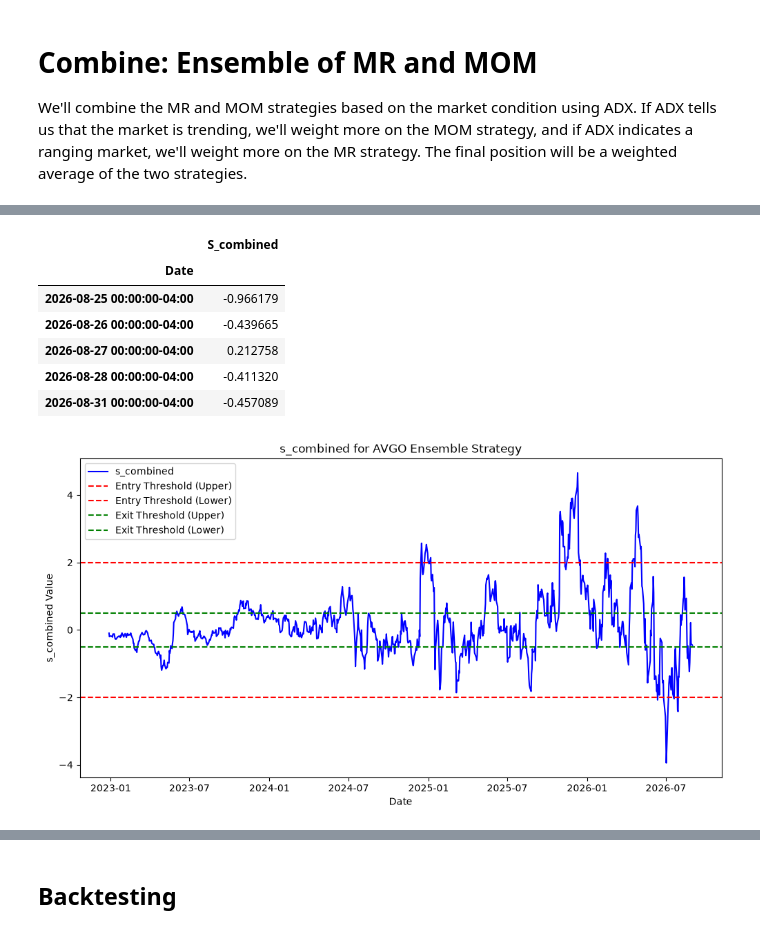
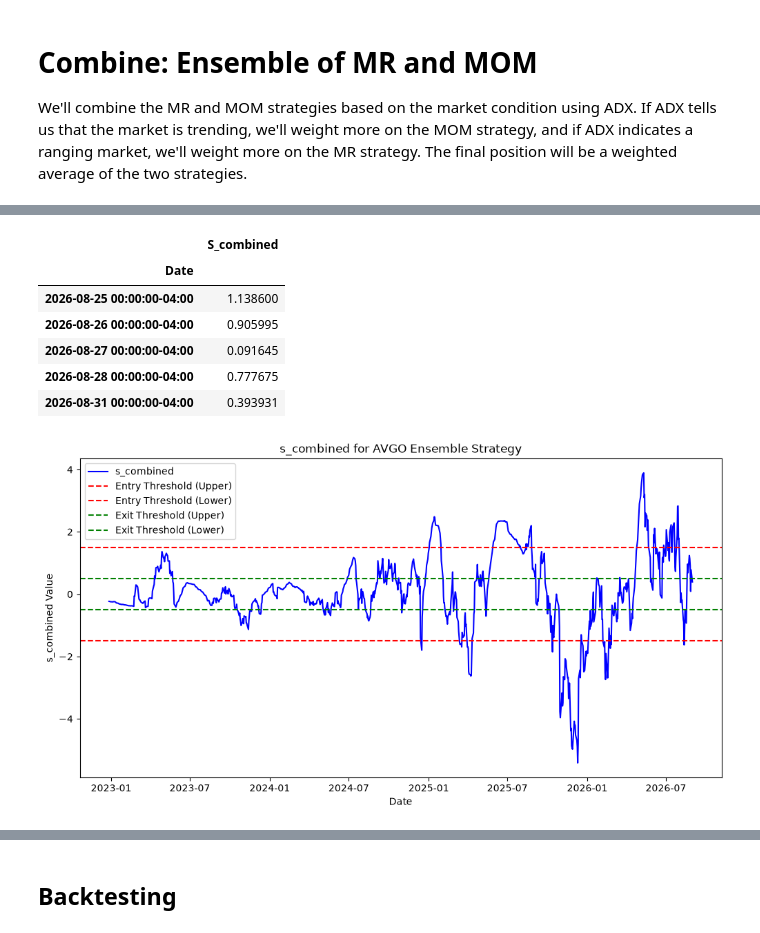
Before and after one commit to 01Joseph-Hwang10/quantitative-trading-exercise, a Jupyter notebook: notebooks/ensemble_strategy.ipynb, the cells around one changed output, grey strips where cells are left out. Drawn from its saved outputs; the diff is of its cells as text; code cells hidden in the pictures.

```diff
--- a/notebooks/ensemble_strategy.ipynb
+++ b/notebooks/ensemble_strategy.ipynb
@@ -97,8 +96,8 @@ short_n = 20
 long_n = 60
 # %%
 # Compute SMAs
-sma_short = (stock['Close'] - stock['Close'].shift(short_n)) / short_n
-sma_long = (stock['Close'] - stock['Close'].shift(long_n)) / long_n
+sma_short = stock['Close'].rolling(short_n).mean()
+sma_long = stock['Close'].rolling(long_n).mean()
 # %% [markdown]
 # Combine: Ensemble of MR and MOM
 
@@ -152,9 +151,9 @@ where:
 # %%
 # Hyperparameters
 TRANSACTION_COST_RATE = 0.0010  # 10 bps per trade (commission + slippage)
-theta_entry = 2.0
+theta_entry = 1.5
 theta_exit = 0.5
-k = 0.20 # Try [0.15, 0.20, 0.40]
+k = 0.40 # Try [0.15, 0.20, 0.40]
 tau = 25 # Try [20, 25, 30]
 # %%
 def sigmoid(x):
@@ -173,26 +175,27 @@ dtype: float64
 # %%
 # Construct S_combined
-w_mom = sigmoid(k * (adx - tau))
+w_mom = round(sigmoid(k * (adx - tau)) * 5) / 5
 w_mr = 1 - w_mom
 
-s_mr = (spread - spread_mean) / spread_std
+s_mr = -1 * ((spread - spread_mean) / spread_std)
 
 d_t = sma_short - sma_long
-d_t_mean = d_t.mean()
-d_t_std = d_t.std()
+d_t_mean = d_t[TRAIN_RANGE].mean()
+d_t_std = d_t[TRAIN_RANGE].std()
 s_mom = (d_t - d_t_mean) / d_t_std
 
 s_combined = w_mr * s_mr + w_mom * s_mom
+
 s_combined = s_combined.to_frame(name='S_combined')
 s_combined.tail()
 # %% [output]
 |  | S_combined |
 | Date |  |
-| 2026-08-25 00:00:00-04:00 | -0.966179 |
-| 2026-08-26 00:00:00-04:00 | -0.439665 |
-| 2026-08-27 00:00:00-04:00 | 0.212758 |
-| 2026-08-28 00:00:00-04:00 | -0.411320 |
-| 2026-08-31 00:00:00-04:00 | -0.457089 |
+| 2026-08-25 00:00:00-04:00 | 1.138600 |
+| 2026-08-26 00:00:00-04:00 | 0.905995 |
+| 2026-08-27 00:00:00-04:00 | 0.091645 |
+| 2026-08-28 00:00:00-04:00 | 0.777675 |
+| 2026-08-31 00:00:00-04:00 | 0.393931 |
 # %%
 # Plot s_combined
 plt.figure(figsize=(12, 6))
@@ -207,7 +210,7 @@ plt.ylabel('s_combined Value')
 plt.legend()
 plt.show()
 # %% [output]
-[figure, old version]
+[figure, new version]
 # %%
 # Determine entry and exit signals
 positions = pd.DataFrame(index=stock.index)
```
Also changed, not shown: parts of 9 cells of this notebook, 1 other file.
